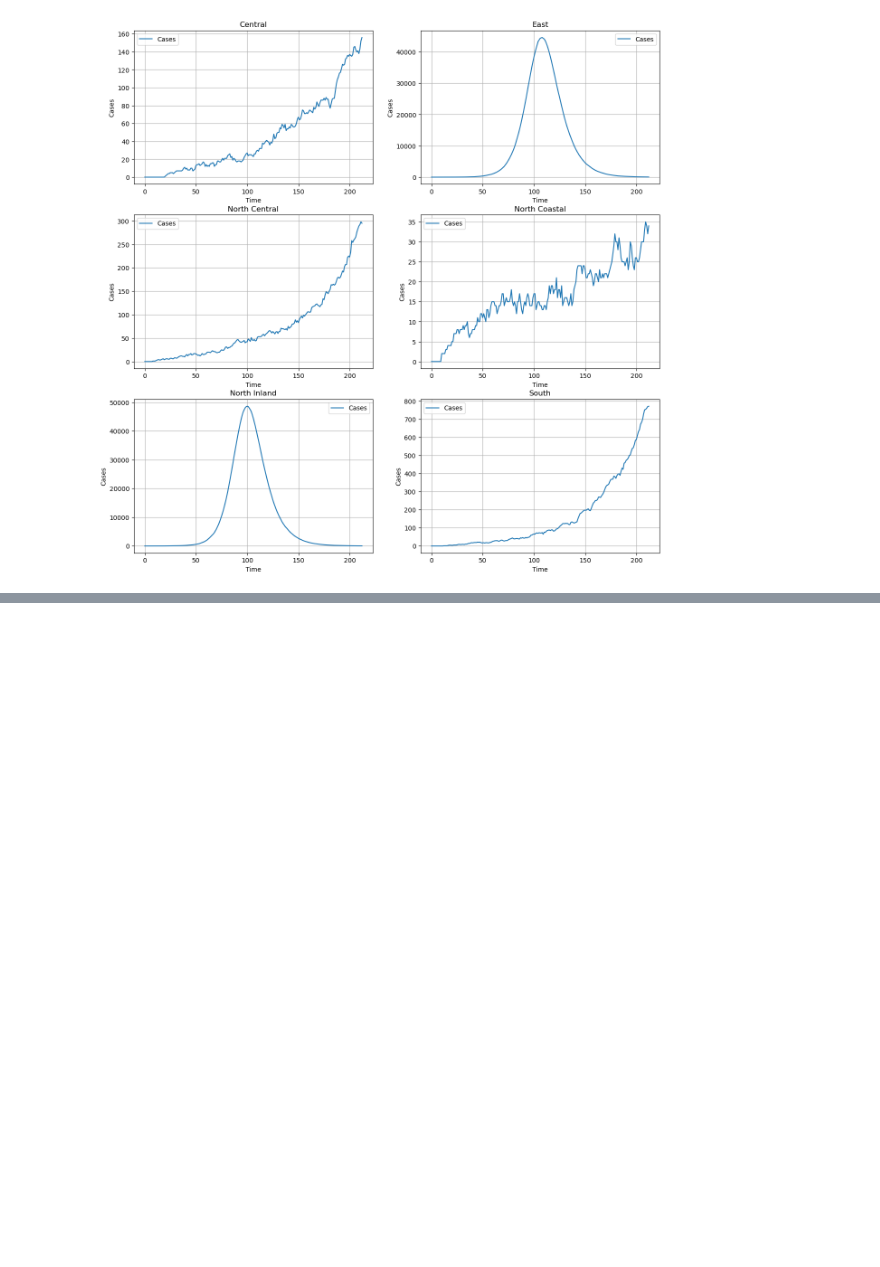
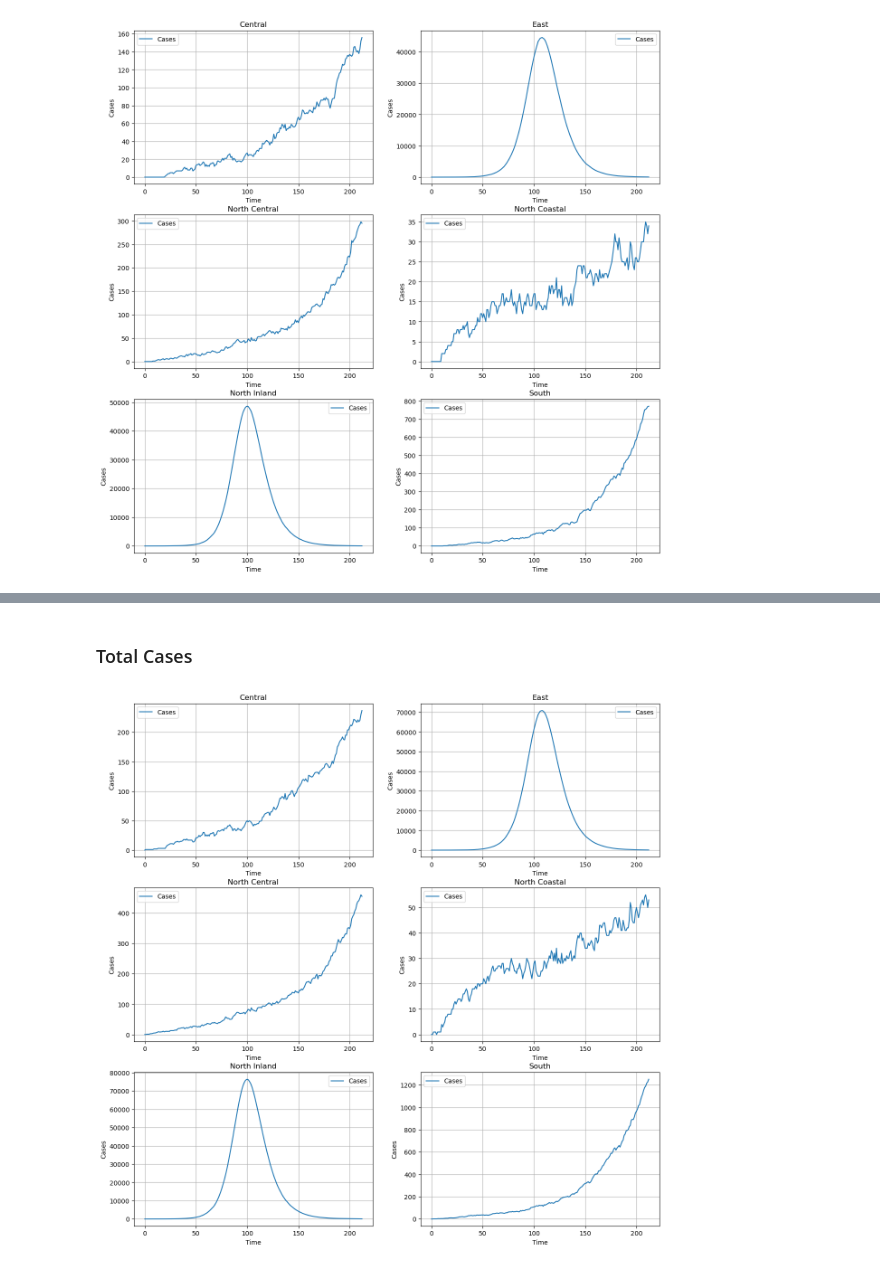
Before and after one commit to kazi0302/COVID-19-Modeling-and-Parameter-Fitting, a Jupyter notebook: Monte Carlo Simulation/MC_simulator_v2.ipynb, the cells around one changed output, grey strips where cells are left out. Cells and saved outputs as stored; diff of their text form; code cells hidden in the pictures; blank space fills up the shorter version.

```diff
--- a/Monte Carlo Simulation/MC_simulator_v2.ipynb
+++ b/Monte Carlo Simulation/MC_simulator_v2.ipynb
@@ -1064,0 +1047,56 @@ plot_total('South', 5, south_high_v1, south_low_v1, south_lsqs_min)
+# %% [markdown]
+### Total Cases
+# %%
+total_central = central_high_v1['I'][central_lsqs_min.index[0]][:-2] + central_low_v1['I'][central_lsqs_min.index[0]][:-2]
+total_east = east_high_v1['I'][east_lsqs_min.index[0]][:-2] + east_low_v1['I'][east_lsqs_min.index[0]][:-2]
+total_north_central = north_central_high_v1['I'][north_central_lsqs_min.index[0]][:-2] + north_central_low_v1['I'][north_central_lsqs_min.index[0]][:-2]
+total_north_coastal = north_coastal_high_v1['I'][north_coastal_lsqs_min.index[0]][:-2] + north_coastal_low_v1['I'][north_coastal_lsqs_min.index[0]][:-2]
+total_north_inland = north_inland_high_v1['I'][north_inland_lsqs_min.index[0]][:-2] + north_inland_low_v1['I'][north_inland_lsqs_min.index[0]][:-2]
+total_south = south_high_v1['I'][south_lsqs_min.index[0]][:-2] + south_low_v1['I'][south_lsqs_min.index[0]][:-2]
+# %%
+# Plot the simulated cases
+fig, ((ax1, ax2), (ax3, ax4), (ax5, ax6)) = plt.subplots(3, 2, figsize=(15, 15)) # create subplot to include every region in one figure
+
+ax1.plot(time[:-2], total_central, label='Cases')
+ax1.legend()
+ax1.set_title('Central')
+ax1.set_xlabel('Time')
+ax1.set_ylabel('Cases')
+ax1.grid()
+
+ax2.plot(time[:-2], total_east, label='Cases')
+ax2.legend()
+ax2.set_title('East')
+ax2.set_xlabel('Time')
+ax2.set_ylabel('Cases')
+ax2.grid()
+
+ax3.plot(time[:-2], total_north_central, label='Cases')
+ax3.legend()
+ax3.set_title('North Central')
+ax3.set_xlabel('Time')
+ax3.set_ylabel('Cases')
+ax3.grid()
+
+ax4.plot(time[:-2], total_north_coastal, label='Cases')
+ax4.legend()
+ax4.set_title('North Coastal')
+ax4.set_xlabel('Time')
+ax4.set_ylabel('Cases')
+ax4.grid()
+
+ax5.plot(time[:-2], total_north_inland, label='Cases')
+ax5.legend()
+ax5.set_title('North Inland')
+ax5.set_xlabel('Time')
+ax5.set_ylabel('Cases')
+ax5.grid()
+
+ax6.plot(time[:-2], total_south, label='Cases')
+ax6.legend()
+ax6.set_title('South')
+ax6.set_xlabel('Time')
+ax6.set_ylabel('Cases')
+ax6.grid()
+# %% [output]
+[figure, added]
```
Also changed, not shown: parts of 15 cells of this notebook, 12 other files.
